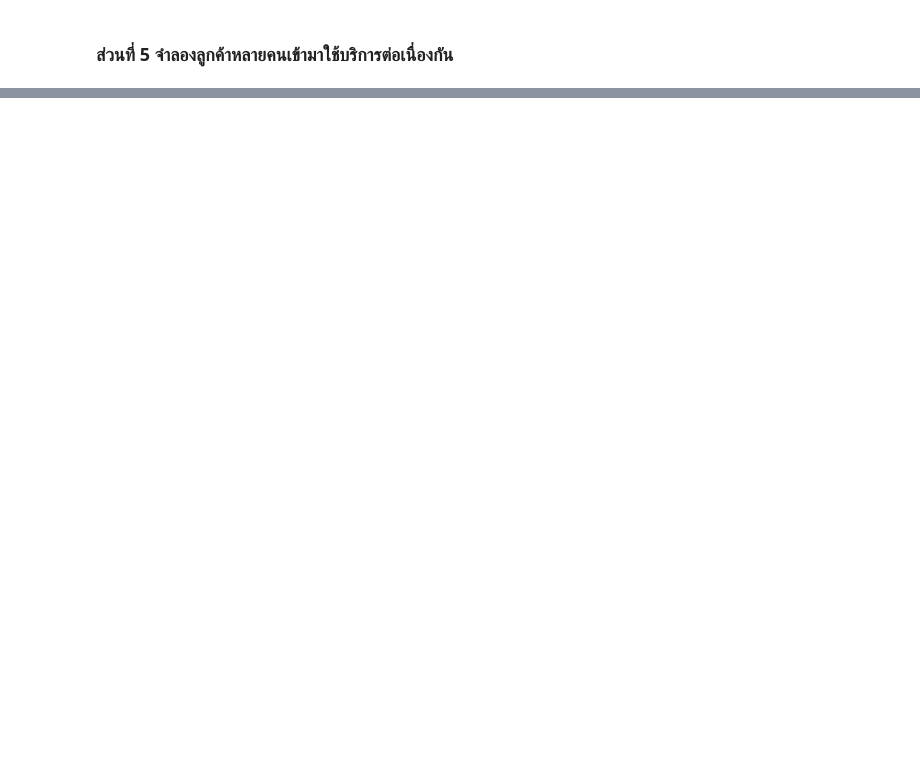
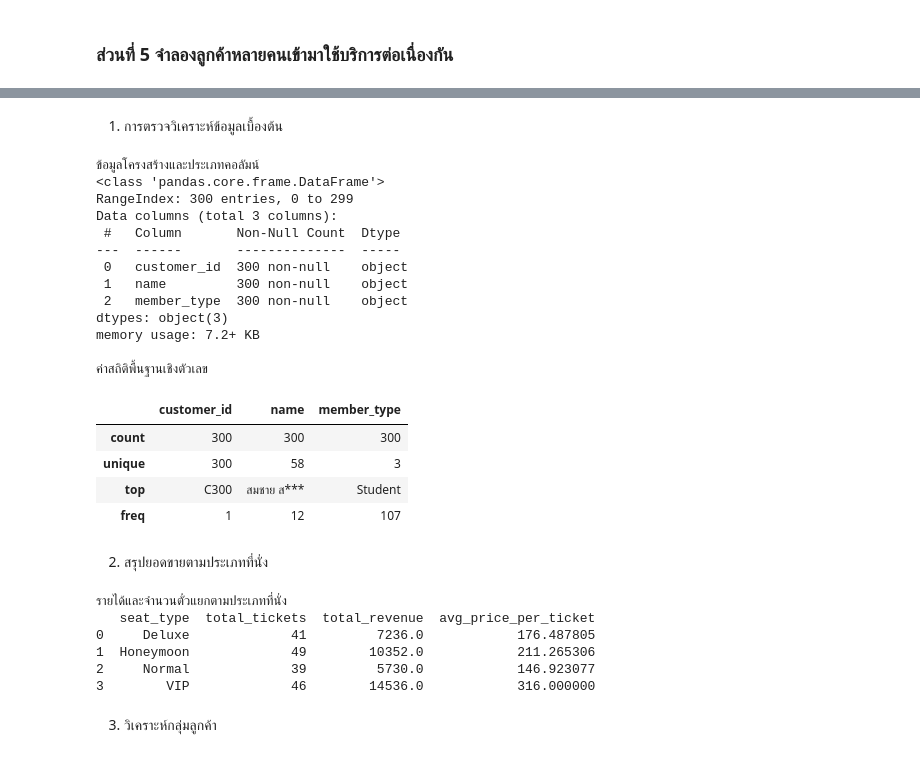
Before and after one commit to natthamonsmn/Cinema_Team, a Jupyter notebook: Cinema.ipynb, the cells around one changed output, grey strips where cells are left out. Drawn from its saved outputs; the diff is of its cells as text; code cells hidden in the pictures; blank space fills up the shorter version.

```diff
--- a/Cinema.ipynb
+++ b/Cinema.ipynb
@@ -802,0 +814,60 @@ for i in range(1, 6):
+# %% [markdown]
+1. การตรวจวิเคราะห์ข้อมูลเบื้องต้น
+# %%
+import pandas as pd
+
+# โหลดข้อมูลจากไฟล์ CSV กลับเข้ามาใน DataFrame
+df = pd.read_csv("https://raw.githubusercontent.com/natthamonsmn/Cinema_Team/refs/heads/main/customers.csv")
+
+# 1.1 ตรวจสอบโครงสร้างข้อมูล ประเภทคอลัมน์ และค่าว่าง
+print("ข้อมูลโครงสร้างและประเภทคอลัมน์")
+df.info()
+
+# 1.2 คำนวณค่าสถิติพื้นฐานของข้อมูลเชิงตัวเลข
+print("\nค่าสถิติพื้นฐานเชิงตัวเลข")
+df.describe().round(2)
+# %% [output]
+ข้อมูลโครงสร้างและประเภทคอลัมน์
+<class 'pandas.core.frame.DataFrame'>
+RangeIndex: 300 entries, 0 to 299
+Data columns (total 3 columns):
+ #   Column       Non-Null Count  Dtype
+---  ------       --------------  -----
+ 0   customer_id  300 non-null    object
+ 1   name         300 non-null    object
+ 2   member_type  300 non-null    object
+dtypes: object(3)
+memory usage: 7.2+ KB
+
+ค่าสถิติพื้นฐานเชิงตัวเลข
+|  | customer_id | name | member_type |
+| count | 300 | 300 | 300 |
+| unique | 300 | 58 | 3 |
+| top | C300 | สมชาย ส*** | Student |
+| freq | 1 | 12 | 107 |
+# %% [markdown]
+2. สรุปยอดขายตามประเภทที่นั่ง
+# %%
+# สรุปยอดขาย จำนวนตั๋วที่ขายได้ และราคาเฉลี่ย แยกตามประเภทที่นั่ง
+seat_revenue_summary = (
+    df_joined[df_joined["status"] == "Paid"]
+    .groupby("seat_type")
+    .agg(
+        total_tickets=("booking_id", "count"),
+        total_revenue=("price", "sum"),
+        avg_price_per_ticket=("price", "mean"),
+    )
+    .reset_index()
+)
+
+print("รายได้และจำนวนตั๋วแยกตามประเภทที่นั่ง")
+print(seat_revenue_summary)
+# %% [output]
+รายได้และจำนวนตั๋วแยกตามประเภทที่นั่ง
+   seat_type  total_tickets  total_revenue  avg_price_per_ticket
+0     Deluxe             41         7236.0            176.487805
+1  Honeymoon             49        10352.0            211.265306
+2     Normal             39         5730.0            146.923077
+3        VIP             46        14536.0            316.000000
+# %% [markdown]
+3. วิเคราะห์กลุ่มลูกค้า
```
Also changed, not shown: parts of 10 cells of this notebook.
